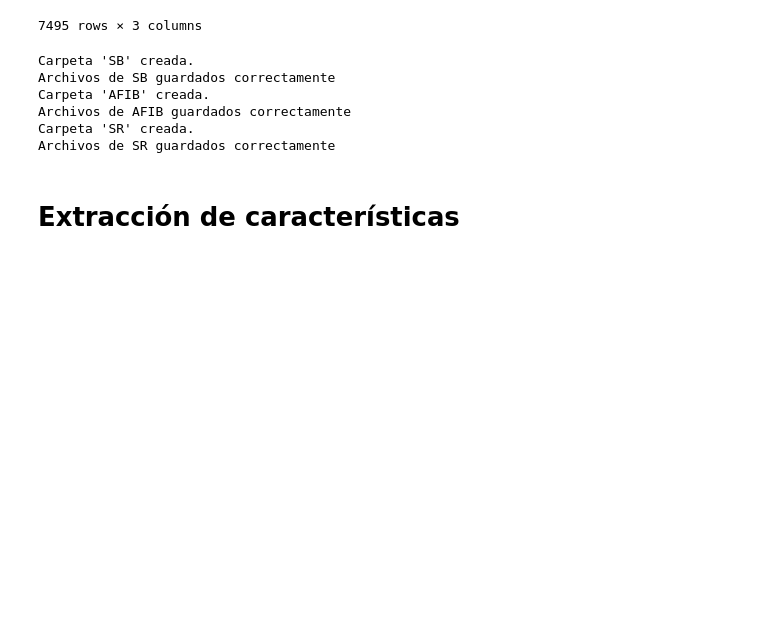
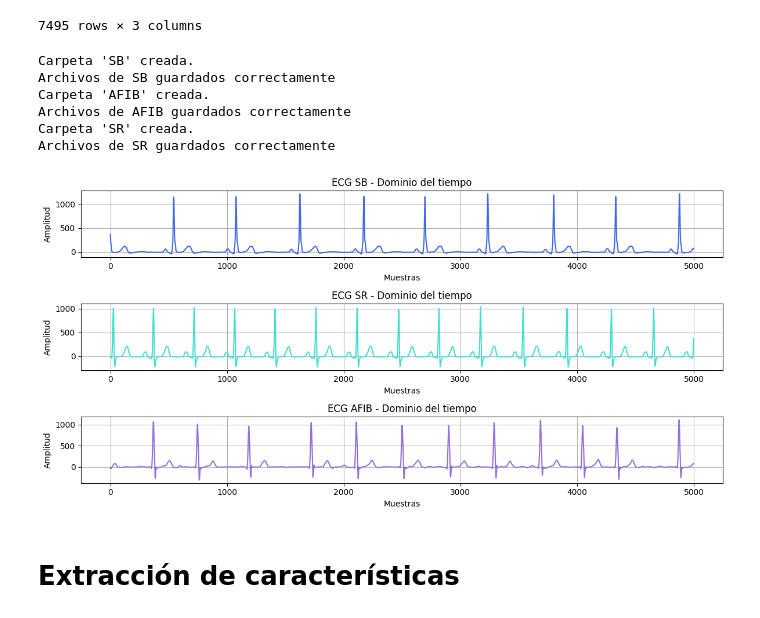
Before and after one commit to LisethTiria/Biosenales-2025-1, a Jupyter notebook: proyecto2_ecg_/proyecto2_script.ipynb, the cells around one changed output. Saved outputs shown, nothing was run; the diff lists cells and outputs as text; code cells hidden in the pictures; blank space fills up the shorter version.

```diff
--- a/proyecto2_ecg_/proyecto2_script.ipynb
+++ b/proyecto2_ecg_/proyecto2_script.ipynb
@@ -233,3 +239,40 @@ Archivos de SR guardados correctamente
+# %%
+senal_sb = cargar_senal_csv(r'C:\Programación\Bioseñales\proyecto2_ekg\proyecto2_ecg_\SB\MUSE_20180111_155758_17000.csv')
+senal_sr = cargar_senal_csv(r'C:\Programación\Bioseñales\proyecto2_ekg\proyecto2_ecg_\SR\MUSE_20180209_111618_08000.csv')
+senal_afib = cargar_senal_csv(r'C:\Programación\Bioseñales\proyecto2_ekg\proyecto2_ecg_\AFIB\MUSE_20180111_160140_78000.csv')
+
+colores = ['royalblue', 'turquoise', 'mediumpurple']
+
+plt.figure(figsize=(12, 6))
+
+# SB
+plt.subplot(3, 1, 1)
+plt.plot(senal_sb, color=colores[0])
+plt.title('ECG SB - Dominio del tiempo')
+plt.xlabel('Muestras')
+plt.ylabel('Amplitud')
+plt.grid(True)
+
+# SR
+plt.subplot(3, 1, 2)
+plt.plot(senal_sr, color=colores[1])
+plt.title('ECG SR - Dominio del tiempo')
+plt.xlabel('Muestras')
+plt.ylabel('Amplitud')
+plt.grid(True)
+
+# AFIB
+plt.subplot(3, 1, 3)
+plt.plot(senal_afib, color=colores[2])
+plt.title('ECG AFIB - Dominio del tiempo')
+plt.xlabel('Muestras')
+plt.ylabel('Amplitud')
+plt.grid(True)
+
+plt.tight_layout()
+plt.show()
+# %% [output]
+[figure, added]
 # %% [markdown]
 # Extracción de características
 # %% [markdown]
```
Also changed, not shown: parts of 19 cells of this notebook.
